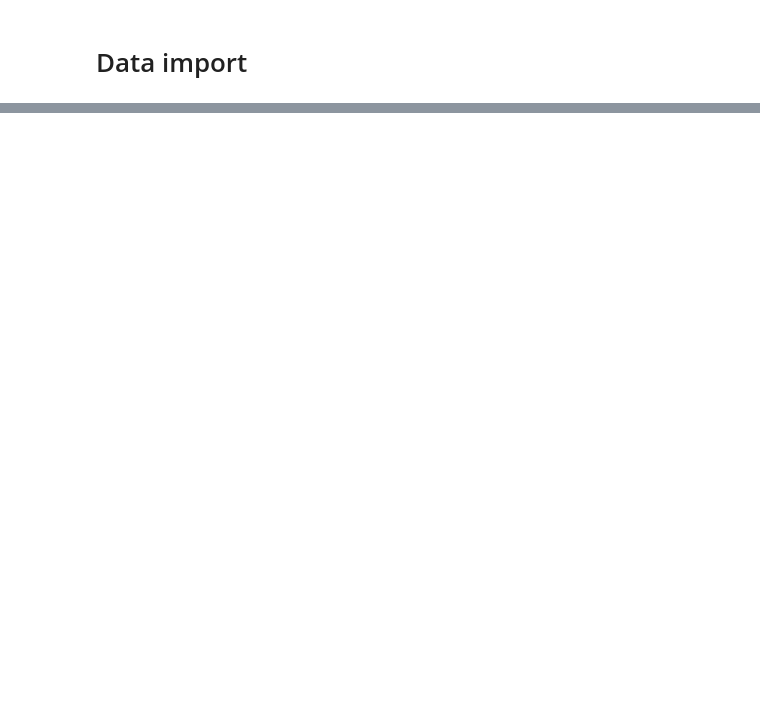
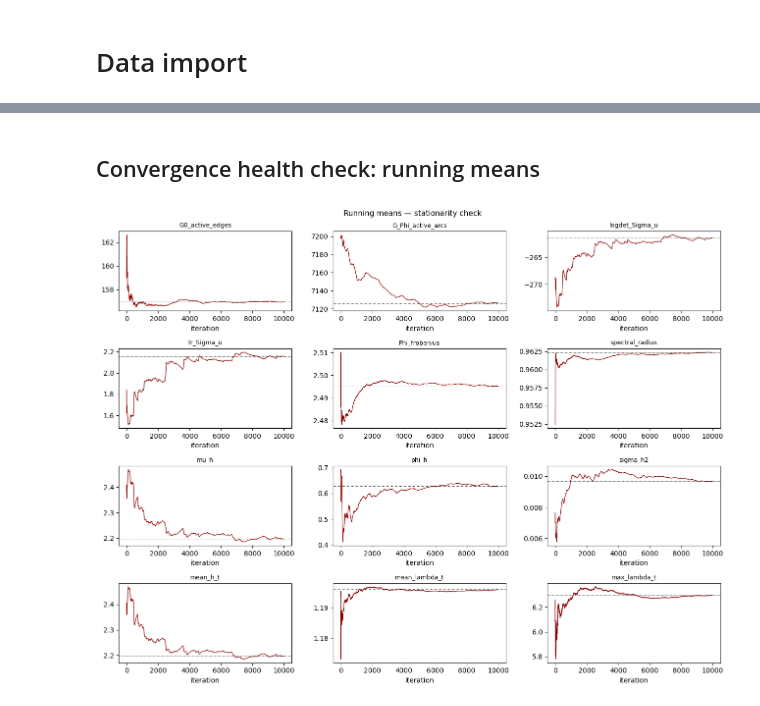
Before and after one commit to Silvia-Guidi/tesi, a Jupyter notebook: notebooks/diagnostics.ipynb, the cells around one changed output, grey strips where cells are left out. Saved outputs shown, nothing was run; the diff lists cells and outputs as text; code cells hidden in the pictures; blank space fills up the shorter version.

```diff
--- a/notebooks/diagnostics.ipynb
+++ b/notebooks/diagnostics.ipynb
@@ -465,3 +141,0 @@ Spectral radius — mean=0.962  max=0.979  iterations >= 1.0: 0 / 500
-# %%
-ny, _, N_KEEP = samples_all['G0'].shape
-G0_expanded = np.load(OUTPUT_DIR / "G0_expanded.npy")
@@ -780,16 +141,0 @@ ESS(sigma_h2) = 213
-# %%
-fig, axes = plt.subplots(1, 3, figsize=(14, 3.5))
-
-for ax, samples, name in zip(
-    axes,
-    [samples_all['mu_h'], samples_all['phi_h'], samples_all['sigma_h2']],
-    ["mu_h", "phi_h", "sigma_h2"],
-):
-    ax.hist(samples, bins=40, color="steelblue", edgecolor="white")
-    ax.axvline(samples.mean(), color="red", lw=1.2, linestyle="--",
-               label=f"mean = {samples.mean():.3f}")
-    ax.set_title(f"{name} — posterior distribution")
-    ax.legend(fontsize=8)
-
-plt.tight_layout()
-plt.show()
@@ -836,0 +301,47 @@ plt.show()
+# %% [markdown]
+## Convergence health check: running means
+# %%
+def plot_running_means(scalars: dict[str, np.ndarray],
+                       keys: list[str],
+                       title: str,
+                       out_path: Path | None = None) -> None:
+    n_q = len(keys)
+    n_cols = 3
+    n_rows = int(np.ceil(n_q / n_cols))
+    fig, axes = plt.subplots(n_rows, n_cols, figsize=(13, 2.5 * n_rows),
+                             squeeze=False)
+
+    for k, key in enumerate(keys):
+        ax = axes[k // n_cols, k % n_cols]
+        x = scalars[key]
+        running = np.cumsum(x) / np.arange(1, x.size + 1)
+        ax.plot(running, lw=0.9, color="darkred")
+        ax.axhline(x.mean(), color="black", ls=":", lw=0.7)
+        ax.set_title(key, fontsize=9)
+        ax.set_xlabel("iteration")
+
+    # Hide unused subplots
+    for k in range(n_q, n_rows * n_cols):
+        axes[k // n_cols, k % n_cols].axis("off")
+
+    fig.suptitle(title, fontsize=11)
+    fig.tight_layout()
+    if out_path:
+        fig.savefig(out_path, dpi=120)
+    plt.show()
+
+
+# Pick the most important quantities for the health check
+DASHBOARD_KEYS = [
+    "G0_active_edges", "G_Phi_active_arcs",
+    "logdet_Sigma_u", "tr_Sigma_u",
+    "Phi_frobenius", "spectral_radius",
+    "mu_h", "phi_h", "sigma_h2",
+    "mean_h_t", "mean_lambda_t", "max_lambda_t",
+]
+DASHBOARD_KEYS = [k for k in DASHBOARD_KEYS if k in scalars]
+
+plot_running_means(scalars, DASHBOARD_KEYS,
+                   "Running means — stationarity check")
+# %% [output]
+[figure, added]
```
Also changed, not shown: parts of 71 cells of this notebook.
